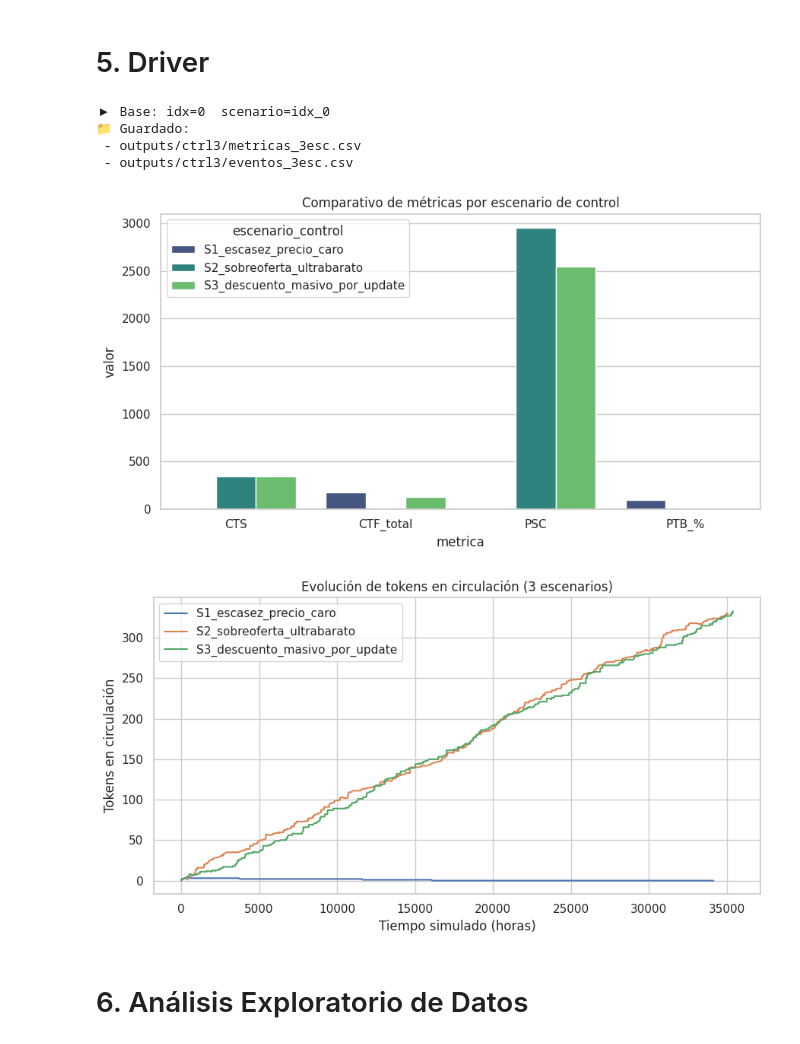
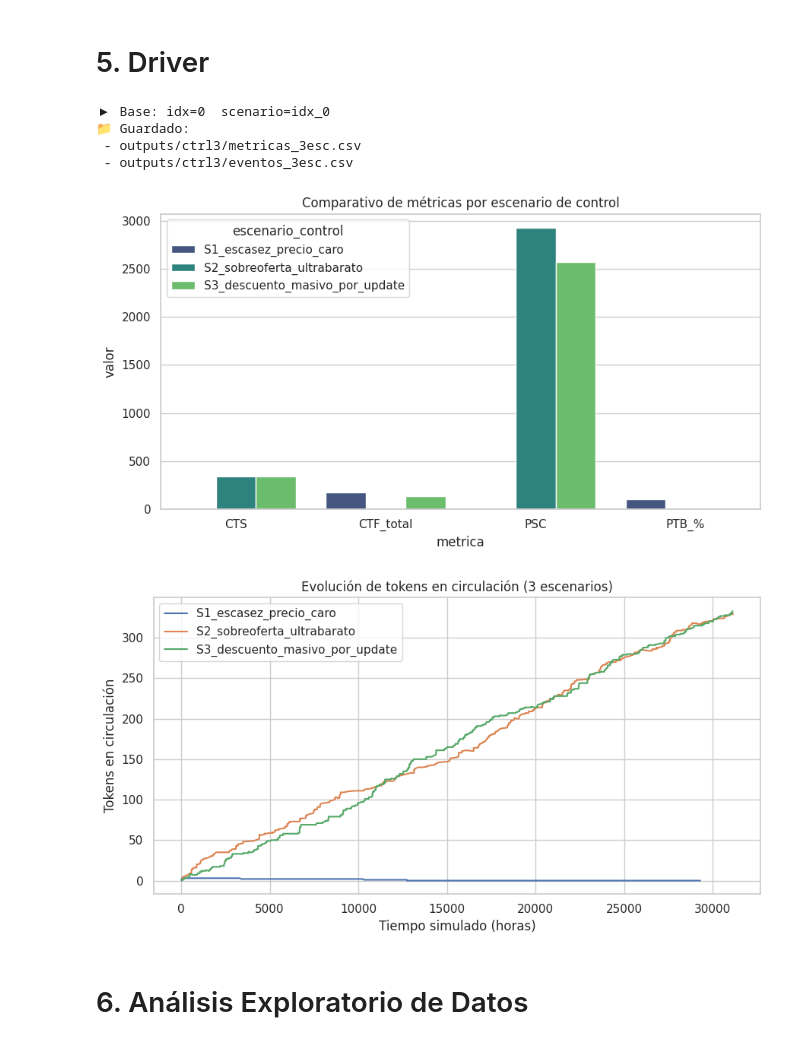
Before and after one commit to juliadp/simu-blockchain, a Jupyter notebook: TP Final Simulacion.ipynb, the cells around one changed output. Drawn from its saved outputs; the diff is of its cells as text; code cells hidden in the pictures.

Commit message:
agrego creacion de fdps y arreglo stats

```diff
--- a/TP Final Simulacion.ipynb
+++ b/TP Final Simulacion.ipynb
@@ -159,8 +157,8 @@ def simular_escenario(
     # Samplers (dataset fits o exponenciales)
     _gen_ts_candidate = globals().get('gen_TS_dataset', None)
     _gen_llin_candidate = globals().get('gen_LLIN_dataset', None)
-    gen_TS  = _gen_ts_candidate  if callable(_gen_ts_candidate)  else (lambda: np.random.exponential(scale=MEAN_TS))
-    gen_LLIN= _gen_llin_candidate if callable(_gen_llin_candidate) else (lambda: np.random.exponential(scale=MEAN_LLIN))
+    gen_TS  = _gen_ts_candidate
+    gen_LLIN= _gen_llin_candidate
     gen_SEC = lambda: np.random.exponential(scale=MEAN_SEC)
 
     def _wrap_pos(fn: Callable[[], float]):
@@ -428,6 +426,21 @@ else:
     base_row = df_scenarios.iloc[base_idx]
 
 print(f"▶ Base: idx={base_idx}  scenario={str(base_row.get('scenario', f'idx_{base_idx}'))}")
+
+
+from scipy import stats
+
+TS_PARAMS   = {"c": 1.8628396677686365, "loc": 0.016666665752324165, "scale":  0.16887239768297052}       # foldnorm
+LLIN_PARAMS = {"a": 1.8929395194400112, "b": 648609.8369038888, "loc": 0.4483324231763361, "scale": 10124340.571899358}  # beta
+
+gen_TS_dataset   = (lambda rv=stats.foldnorm(**TS_PARAMS): (lambda: float(rv.rvs(1)[0])))()
+gen_LLIN_dataset = (lambda rv=stats.beta(**LLIN_PARAMS):   (lambda: float(rv.rvs(1)[0])))()
+
+globals()['gen_TS_dataset']   = gen_TS_dataset
+globals()['gen_LLIN_dataset'] = gen_LLIN_dataset
+globals()['best_ts_dataset']  = {"foldnorm": TS_PARAMS}
+globals()['best_llin_dataset'] = {"beta": LLIN_PARAMS}
+
 
 # --- Definí acá tus 3 escenarios de control (EDITÁ valores) ---
 SCENARIOS_CTRL = [
@@ -547,35 +560,35 @@ plt.title("Comparativo de métricas por escenario de control")
 plt.tight_layout()
 plt.savefig(CTRL_OUT / "metricas_3esc_bar.png", dpi=150)
 plt.show()
 
 # 2) Tokens en circulación vs tiempo, por escenario
 def _tokens_en_circulacion(df_e):
     d = df_e.copy()
     d["evento"] = d["evento"].astype(str).str.lower()
     d["delta"] = d["evento"].map({"mint":1, "burn_token":-1}).fillna(0).astype(int)
     d = d.sort_values("tiempo", ignore_index=True)
     d["tokens_circulacion"] = d["delta"].cumsum()
     return d[["tiempo","tokens_circulacion"]]
 
 plt.figure(figsize=(9,5))
 for name, sub in df_ev_all.groupby("escenario_control"):
     tok = _tokens_en_circulacion(sub)
     if len(tok):
         plt.plot(tok["tiempo"], tok["tokens_circulacion"], label=name)
 plt.xlabel("Tiempo simulado (horas)")
 plt.ylabel("Tokens en circulación")
 plt.title("Evolución de tokens en circulación (3 escenarios)")
 plt.legend()
 plt.tight_layout()
 plt.savefig(CTRL_OUT / "tokens_circulacion_3esc.png", dpi=150)
 plt.show()
 # %% [output]
 ▶ Base: idx=0  scenario=idx_0
 📁 Guardado:
  - outputs/ctrl3/metricas_3esc.csv
  - outputs/ctrl3/eventos_3esc.csv
-[figure, old version]
+[figure, new version]
-[figure, old version]
+[figure, new version]
 # %% [markdown]
 # 6. Análisis Exploratorio de Datos
 # %%
```
Also changed, not shown: parts of 6 cells of this notebook.
